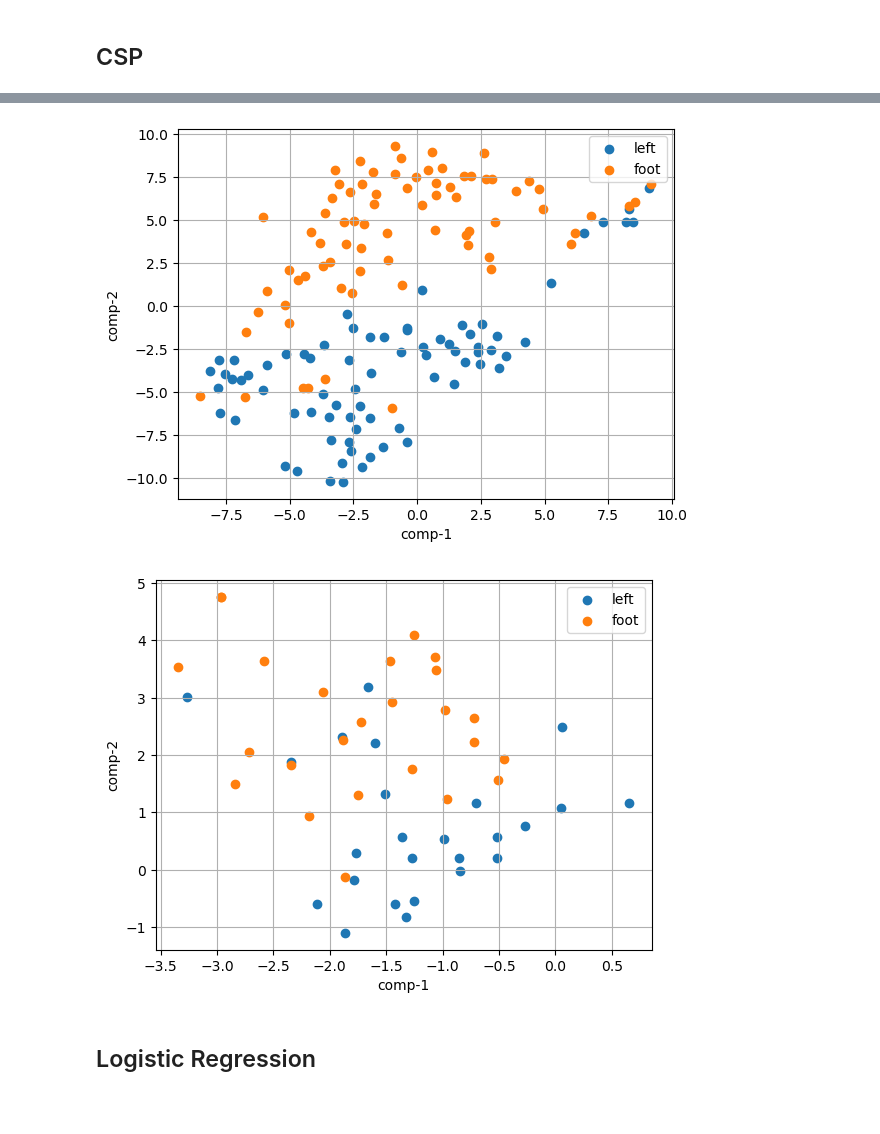
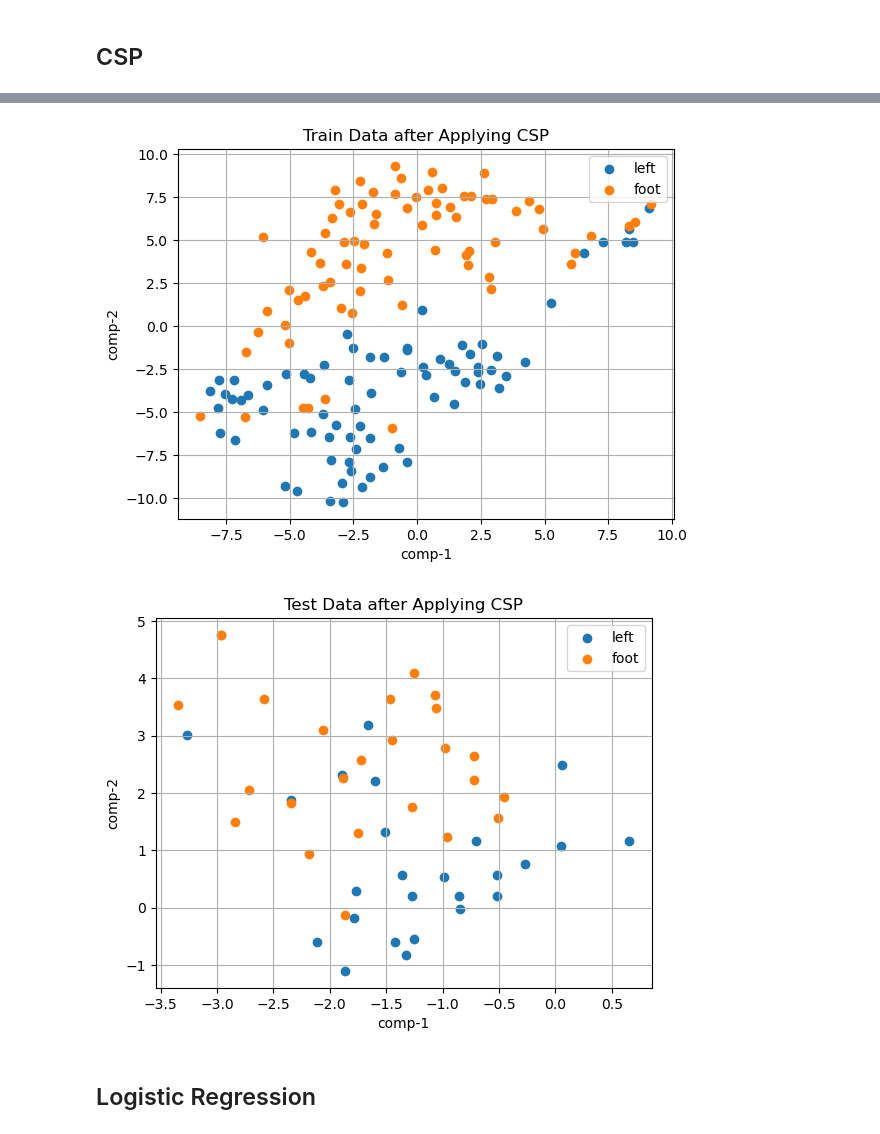
Before and after one commit to javadkavian/EEG_motor_imagery_analysis, a Jupyter notebook: src/main.ipynb, the cells around one changed output, grey strips where cells are left out. Cells and saved outputs as stored; diff of their text form; code cells hidden in the pictures; blank space fills up the shorter version.

```diff
--- a/src/main.ipynb
+++ b/src/main.ipynb
@@ -163,17 +178,16 @@ Estimating class=-1 covariance using EMPIRICAL
 Done.
 Estimating class=1 covariance using EMPIRICAL
 Done.
-# %%
-X_train_csp = X_train
-X_test_csp = X_test
 # %%
-plot_scatter_trials(X_train_csp, y_train, data.class_labels)
+plot_scatter_trials(X_train_csp, y_train, data.class_labels, 'Train Data after Applying CSP')
+plt.savefig('../assets/train_data_csp.png')
 # %% [output]
-[figure, old version]
+[figure, new version]
 # %%
-plot_scatter_trials(X_test_csp, y_test, data.class_labels)
+plot_scatter_trials(X_test_csp, y_test, data.class_labels, 'Test Data after Applying CSP')
+plt.savefig('../assets/test_data_csp.png')
 # %% [output]
-[figure, old version]
+[figure, new version]
 # %% [markdown]
 ## Logistic Regression
 # %%
```
Also changed, not shown: parts of 13 cells of this notebook, 5 other files.
